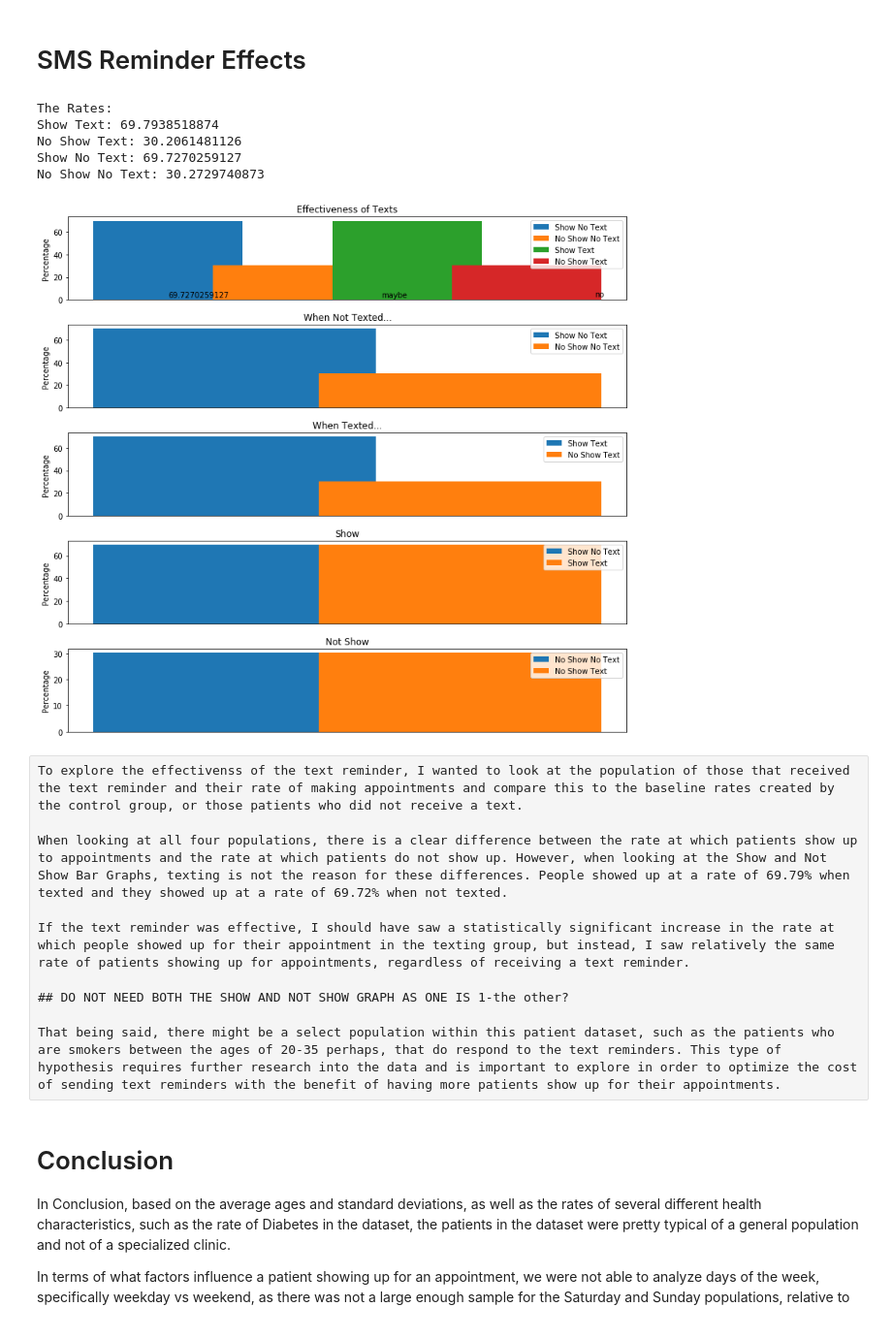
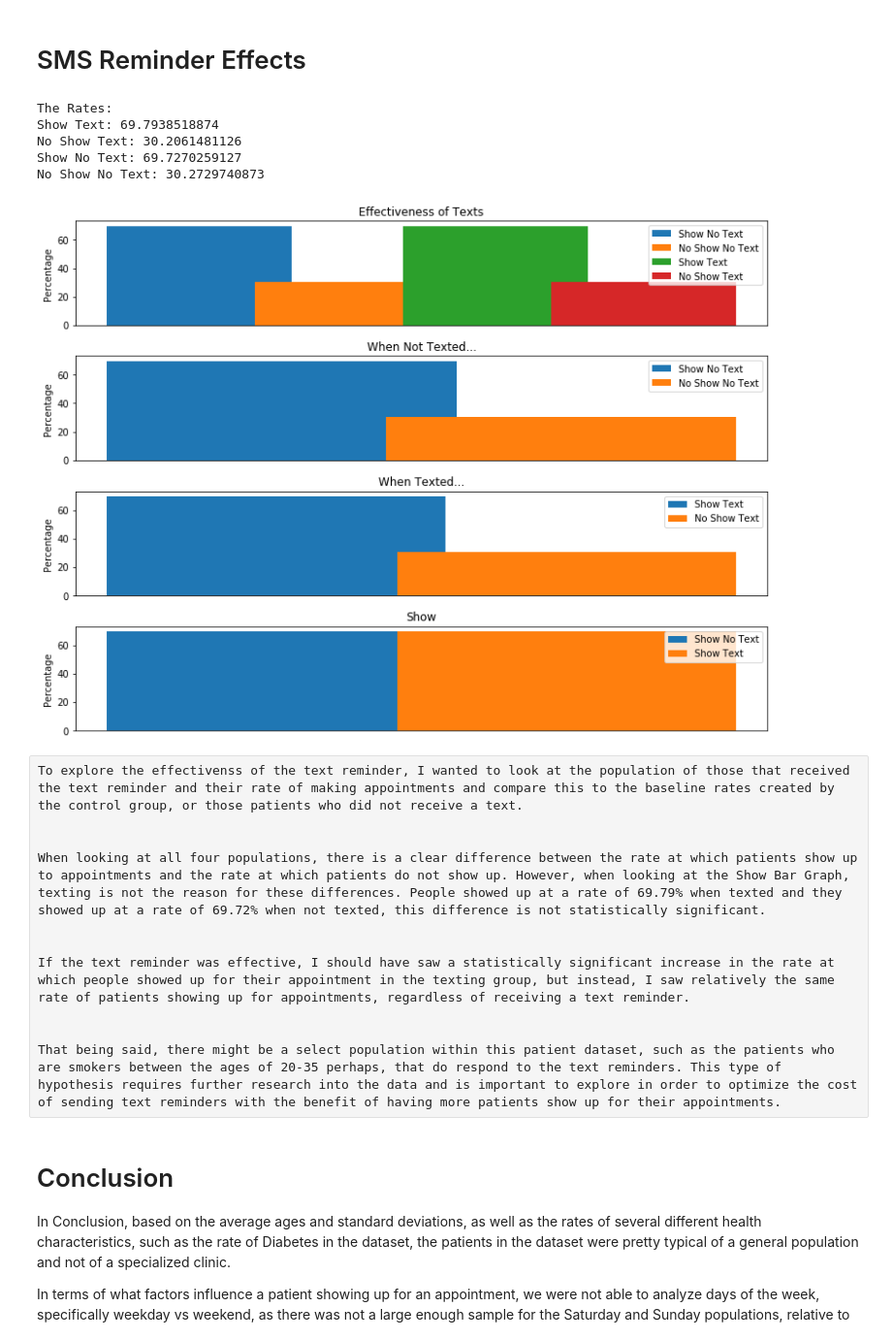
Before and after one commit to sbschechner/DataScienceCapstone, a Jupyter notebook: Capstone - Patient Data.ipynb, the cells around one changed output. Shown: that part at 97% size. Cells and saved outputs as stored; diff of their text form; code cells hidden in the pictures.

Commit message:
updated formatting and added Header

```diff
--- a/Capstone - Patient Data.ipynb
+++ b/Capstone - Patient Data.ipynb
@@ -242,9 +237,6 @@ print('Show Text: '+ str(show_patient_text_rate))
 print('No Show Text: '+ str(no_show_patient_text_rate))
 print('Show No Text: ' + str(show_patient_no_text_rate))
 print('No Show No Text: ' + str(no_show_patient_no_text_rate))
-##THIS DOESNT SEEM RIGHT?! THE RATES are essentially the same?
-##if this is the case, the text are NOT effective - people will show up regardless.
-## need to format these columns in some way?
 
 
 plt.figure(figsize=(11,10))
@@ -253,65 +245,54 @@ plt.bar(1, show_patient_no_text_rate, 0.35, label='Show No Text')
 plt.bar(1+0.28, no_show_patient_no_text_rate,0.35, label = 'No Show No Text')
 plt.bar(1+(0.28*2), show_patient_text_rate,0.35, label = 'Show Text')
 plt.bar(1+(0.28*3), no_show_patient_text_rate,0.35, label = 'No Show Text')
-plt.text(1,2, show_patient_no_text_rate)
-plt.text(2,3, 'no')
-plt.text(1.5,2, 'maybe') ##DO I NEED TO ANNOTATE THE BAR GRAPHS WITH PERCENTS LABELS?
 
 plt.xticks([])
 plt.ylabel('Percentage')
 plt.title('Effectiveness of Texts')
 plt.legend()
-
 
 plt.subplot(5,1,2)
 plt.bar(1, show_patient_no_text_rate, 0.35, label='Show No Text')
 plt.bar(1+0.28, no_show_patient_no_text_rate,0.35, label = 'No Show No Text')
 plt.xticks([])
 plt.ylabel('Percentage')
 plt.title('When Not Texted...')
 plt.legend()
 
 plt.subplot(5,1,3)
 plt.bar(1, show_patient_text_rate,0.35, label = 'Show Text')
-plt.bar(1+0.28, no_show_patient_text_rate,0.35, label = 'No Show Text')
+plt.bar(1+0.3, no_show_patient_text_rate,0.35, label = 'No Show Text')
 plt.xticks([])
 plt.ylabel('Percentage')
 plt.title('When Texted...')
 plt.legend()
 
 plt.subplot(5,1,4)
 plt.bar(1, show_patient_no_text_rate, 0.35, label='Show No Text')
-plt.bar(1+0.28, show_patient_text_rate,0.35, label = 'Show Text')
+plt.bar(1+0.3, show_patient_text_rate,0.35, label = 'Show Text')
 plt.xticks([])
 plt.ylabel('Percentage')
 plt.title('Show')
 plt.legend()
 
-plt.subplot(5,1,5)
-plt.bar(1, no_show_patient_no_text_rate,0.35, label = 'No Show No Text')
-plt.bar(1+0.28, no_show_patient_text_rate,0.35, label = 'No Show Text')
-plt.xticks([])
-plt.ylabel('Percentage')
-plt.title('Not Show')
-plt.legend()
-
 plt.tight_layout()
 plt.show()
 # %% [output]
 The Rates:
 Show Text: 69.7938518874
 No Show Text: 30.2061481126
 Show No Text: 69.7270259127
 No Show No Text: 30.2729740873
-[figure, old version]
+[figure, new version]
 # %% [raw]
 To explore the effectivenss of the text reminder, I wanted to look at the population of those that received the text reminder and their rate of making appointments and compare this to the baseline rates created by the control group, or those patients who did not receive a text.
 
-When looking at all four populations, there is a clear difference between the rate at which patients show up to appointments and the rate at which patients do not show up. However, when looking at the Show and Not Show Bar Graphs, texting is not the reason for these differences. People showed up at a rate of 69.79% when texted and they showed up at a rate of 69.72% when not texted.
+
+When looking at all four populations, there is a clear difference between the rate at which patients show up to appointments and the rate at which patients do not show up. However, when looking at the Show Bar Graph, texting is not the reason for these differences. People showed up at a rate of 69.79% when texted and they showed up at a rate of 69.72% when not texted, this difference is not statistically significant.
+
 
 If the text reminder was effective, I should have saw a statistically significant increase in the rate at which people showed up for their appointment in the texting group, but instead, I saw relatively the same rate of patients showing up for appointments, regardless of receiving a text reminder.
 
-## DO NOT NEED BOTH THE SHOW AND NOT SHOW GRAPH AS ONE IS 1-the other?
 
 That being said, there might be a select population within this patient dataset, such as the patients who are smokers between the ages of 20-35 perhaps, that do respond to the text reminders. This type of hypothesis requires further research into the data and is important to explore in order to optimize the cost of sending text reminders with the benefit of having more patients show up for their appointments.
 # %% [markdown]
```
Also changed, not shown: parts of 7 cells of this notebook.
